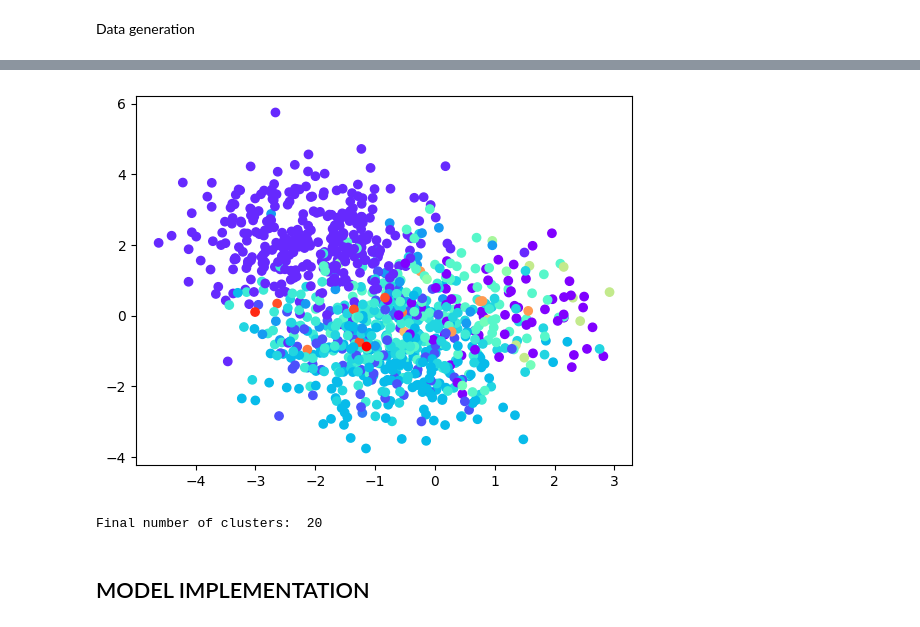
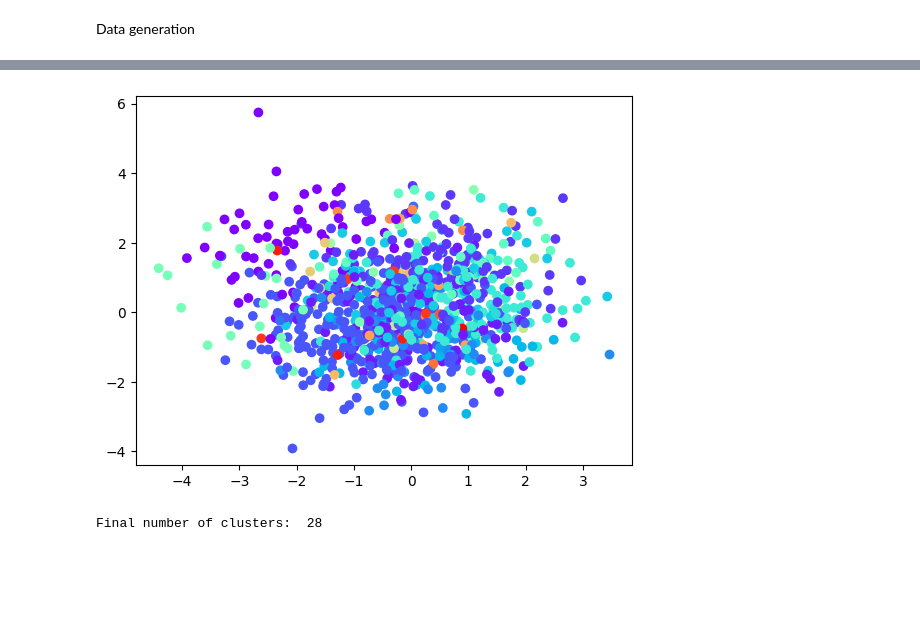
Before and after one commit to angelocurti/Bayesian_Statistics_2324, a Jupyter notebook: DP_MCMC_bayesmix.ipynb, the cells around one changed output, grey strips where cells are left out. Drawn from its saved outputs; the diff is of its cells as text; code cells hidden in the pictures; blank space fills up the shorter version.

```diff
--- a/DP_MCMC_bayesmix.ipynb
+++ b/DP_MCMC_bayesmix.ipynb
@@ -54,13 +56,13 @@ ntopics =1
 mu0 = np.zeros(d)
 sigma2=1
 Id=np.eye(d)
-#sigma0 = np.identity(d)
+sigma0 = np.identity(d)
 
-#cov1 = invwishart(df=2, scale=sigma0).rvs()
+cov1 = invwishart(df=2, scale=sigma0).rvs()
 mu1 = mvn(mu0, sigma2*Id)
 
 mus = [mu1]
-#covs = [cov1]
+covs = [cov1]
 
 for i in range(1, n):
   k = np.random.choice(new_or_existk, p=rhos)
@@ -76,17 +78,16 @@ for i in range(1, n):
     new_or_existk.append(ntopics-1)
     # generation of new cluster parameters
     # choose a distribution G_0 for the cluster parameters, then a distribution for data given the cluster parameters
-    #new_cov = invwishart(df=d, scale=sigma0).rvs()
+    new_cov = invwishart(df=d, scale=sigma0).rvs()
     new_mu = mvn(mean=mu0, cov=sigma2*Id)
     mus.append(new_mu)
-    #covs.append(new_cov)
+    covs.append(new_cov)
   else:
     assignment.append(k)
 
 rhos=rhos/np.sum(rhos)
 
 print(np.sum(rhos))
-
 # data generation
 datapoints = []
 colors = cm.rainbow(np.linspace(0, 1, ntopics))
@@ -108,4 +109,2 @@ print('Final number of clusters: ',len(mus))
-[figure, old version]
+[figure, new version]
-Final number of clusters:  20
+Final number of clusters:  28
-# %% [markdown]
-## MODEL IMPLEMENTATION
```
Also changed, not shown: parts of 16 cells of this notebook.
